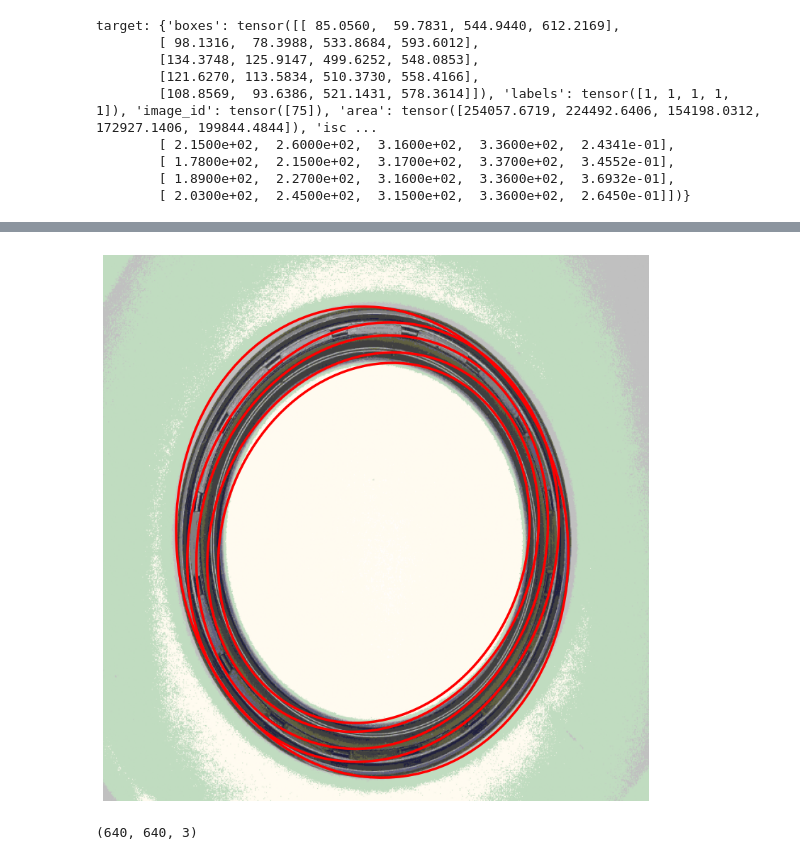
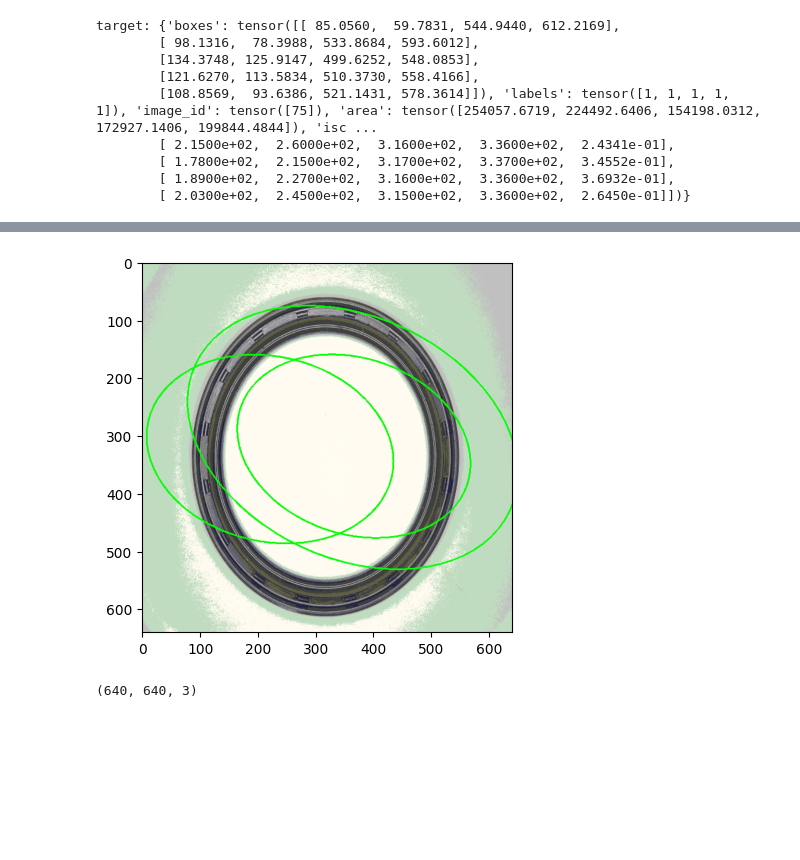
Before and after one commit to aditya0701/HIWI, a Jupyter notebook: ellipse-rcnn-main/scripts/test_model.ipynb, the cells around one changed output, grey strips where cells are left out. Cells and saved outputs as stored; diff of their text form; code cells hidden in the pictures; blank space fills up the shorter version.

```diff
--- a/ellipse-rcnn-main/scripts/test_model.ipynb
+++ b/ellipse-rcnn-main/scripts/test_model.ipynb
@@ -31,6 +31,8 @@ idx = 75
 image,target = ds[idx]
 image = image.permute(1, 2, 0).numpy()
 image = (cv2.cvtColor(image, cv2.COLOR_BGR2RGB))
+image_tensor = torch.from_numpy(image)
+image_tensor = image_tensor.permute(2, 0, 1)
 # %% [output]
 Processing sample 75
 Loading image: D:\Exercises\HIWI\EllipDet-master\Industrial\images\x3.bmp
@@ -49,47 +51,50 @@ target: {'boxes': tensor([[ 85.0560,  59.7831, 544.9440, 612.2169],
         [ 1.8900e+02,  2.2700e+02,  3.1600e+02,  3.3600e+02,  3.6932e-01],
         [ 2.0300e+02,  2.4500e+02,  3.1500e+02,  3.3600e+02,  2.6450e-01]])}
 # %%
-# model = EllipseRCNNModule.load_from_checkpoint(model_path)
-# model.eval().cpu()
-#             # pred = model(image.unsqueeze(0))
-# score_mask = pred[0]["scores"] > 0.6
-# if not len(pred[0]["boxes"][score_mask]) > 0:
-#     print(f"No predictions detected for sampled image {idx + 1}.")
-fig, ax = plt.subplots(figsize=(10, 10))
+model = EllipseRCNNModule.load_from_checkpoint(model_path)
+model.eval().cpu()
 
-ax.set_aspect("equal")
-ax.axis("off")
-# image = image.permute(1, 2, 0) if image.ndim == 3 else image
-ax.imshow(image, cmap="grey")
+pred = model(image_tensor.unsqueeze(0))
+score_mask = pred[0]["scores"] > 0.5
+if not len(pred[0]["boxes"][score_mask]) > 0:
+    print(f"No predictions detected for sampled image {idx + 1}.")
+# fig, ax = plt.subplots(figsize=(10, 10))
 
-# ellipses = pred[0]["ellipse_params"][score_mask].view(-1, 5)
-# boxes = pred[0]["boxes"][score_mask].view(-1, 4)
+# ax.set_aspect("equal")
+# ax.axis("off")
+# # image = image.permute(1, 2, 0) if image.ndim == 3 else image
+# ax.imshow(image, cmap="grey")
+
+ellipses = pred[0]["ellipse_params"][score_mask].view(-1, 5)
+boxes = pred[0]["boxes"][score_mask].view(-1, 4)
+print(f'ellipses: {ellipses}')
+print(f"target: {target['ellipse_params']}")
 # if image.dtype != np.uint8:
 #     image = (image * 255).astype(np.uint8)
 # ellipse_params = target["ellipse_params"]
 
-# for params in ellipse_params:
-#     # Extracting parameters
+for params in ellipses:
+    # Extracting parameters
 
-#     axis_length_1 = int(params[0])   # X coordinate of center
-#     axis_length_2 = int(params[1])   # Y coordinate of center
-#     center_x = int(params[2])    # Semi-major axis length (half-length)
-#     center_y = int(params[3])    # Semi-minor axis length (half-length)
-#     angle = float(params[4]) #* (180 / np.pi)   # Convert radians to degrees if necessary
-#     print("Image shape:", image.shape)      # Should show H x W x C
-#     print("Center:", (center_x, center_y))
-#     print("Axes lengths:", (axis_length_1, axis_length_2))
-#     print("Angle:", angle)
+    axis_length_1 = int(params[0])   # X coordinate of center
+    axis_length_2 = int(params[1])   # Y coordinate of center
+    center_x = int(params[2])    # Semi-major axis length (half-length)
+    center_y = int(params[3])    # Semi-minor axis length (half-length)
+    angle = float(params[4]) * (180 / np.pi)   # Convert radians to degrees if necessary
+    print("Image shape:", image.shape)      # Should show H x W x C
+    print("Center:", (center_x, center_y))
+    print("Axes lengths:", (axis_length_1, axis_length_2))
+    print("Angle:", angle)
 
-#     cv2.ellipse(
-#     image,
-#     (center_x, center_y),  # Center
-#     (axis_length_1, axis_length_2),  # Axes lengths should be half-lengths
-#     angle,
-#     0,
-#     360,
-#     (0, 255, 0),  # Color
-#     2)                # Thickness (-1 means filled)
+    cv2.ellipse(
+    image,
+    (center_x, center_y),  # Center
+    (axis_length_1, axis_length_2),  # Axes lengths should be half-lengths
+    angle,
+    0,
+    360,
+    (0, 255, 0),  # Color
+    2)                # Thickness (-1 means filled)
 
 # # Plot ellipses
 # plot_ellipses(
@@ -99,13 +104,13 @@ ax.imshow(image, cmap="grey")
 #     rim_color="b",
 #     alpha=1,
 # )
-plot_ellipses(
-            target["ellipse_params"],
-            ax=ax,
-            plot_centers=False,
-            rim_color="r",
-            alpha=1,
-        )
-# plt.imshow(image)
+# plot_ellipses(
+#             target["ellipse_params"],
+#             ax=ax,
+#             plot_centers=False,
+#             rim_color="r",
+#             alpha=1,
+#         )
+plt.imshow(image)
 plt.show()
 # %% [output]
@@ -112,4 +135,4 @@ plt.show()
-[figure, old version]
+[figure, new version]
 # %%
 image.shape
 # %% [output]
```
Also changed, not shown: parts of 1 cell of this notebook, 1 other file.
